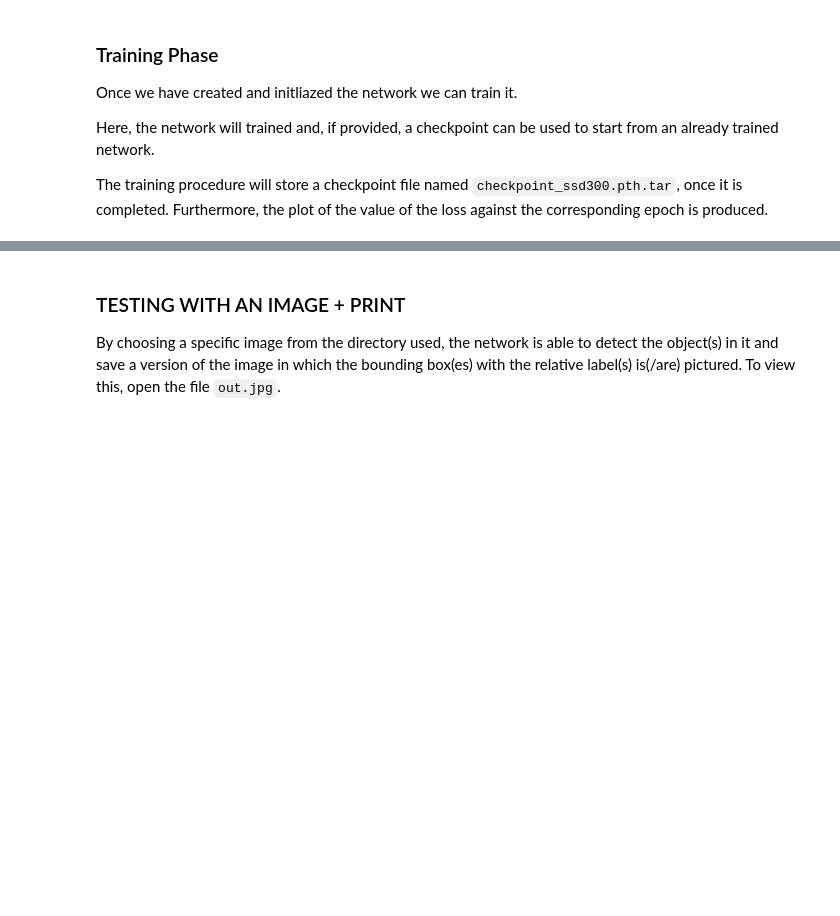
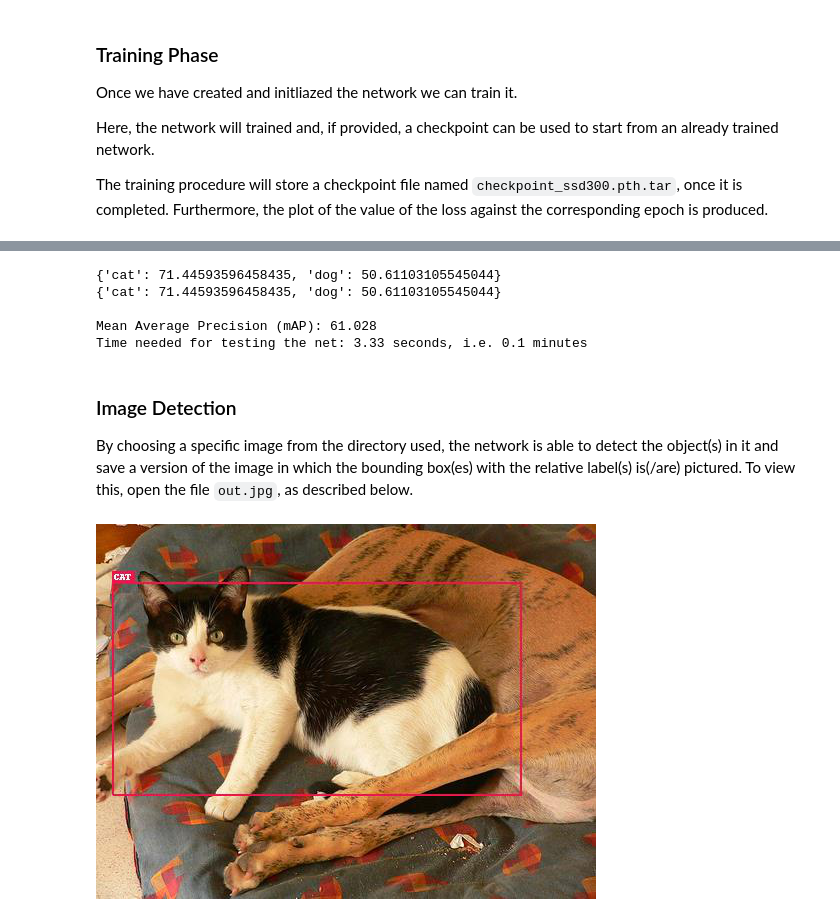
Before and after one commit to mathLab/Smithers, a Jupyter notebook: smithers/ml/tutorials/training_SSD.ipynb, the cells around one changed output, grey strips where cells are left out. Saved outputs shown, nothing was run; the diff lists cells and outputs as text; code cells hidden in the pictures; blank space fills up the shorter version.

Commit message:
Fixed object detection part (full SSD)

```diff
--- a/smithers/ml/tutorials/training_SSD.ipynb
+++ b/smithers/ml/tutorials/training_SSD.ipynb
@@ -152,4 +175,16 @@ print(f'Time needed for testing the net: {round(end_test-start_test,2)} seconds,
+# %%
+start_test = time()
+detector.eval_detector(label_map)
+end_test = time()
+
+print(f'Time needed for testing the net: {round(end_test-start_test,2)} seconds, i.e. {round((end_test-start_test)/60,1)} minutes')
+# %% [output]
+{'cat': 71.44593596458435, 'dog': 50.61103105545044}
+{'cat': 71.44593596458435, 'dog': 50.61103105545044}
+
+Mean Average Precision (mAP): 61.028
+Time needed for testing the net: 3.33 seconds, i.e. 0.1 minutes
 # %% [markdown]
-### TESTING WITH AN IMAGE + PRINT
-By choosing a specific image from the directory used, the network is able to detect the object(s) in it and save a version of the image in which the bounding box(es) with the relative label(s) is(/are) pictured. To view this, open the file ``out.jpg``.
+### Image Detection
+By choosing a specific image from the directory used, the network is able to detect the object(s) in it and save a version of the image in which the bounding box(es) with the relative label(s) is(/are) pictured. To view this, open the file ``out.jpg``, as described below.
 # %%
@@ -166,0 +200,5 @@ detector.detect(original_image,
+# %%
+out_img = Image.open('out.jpg')
+display(out_img)
+# %% [output]
+[figure, added]
```
Also changed, not shown: parts of 6 cells of this notebook, 2 other files.
